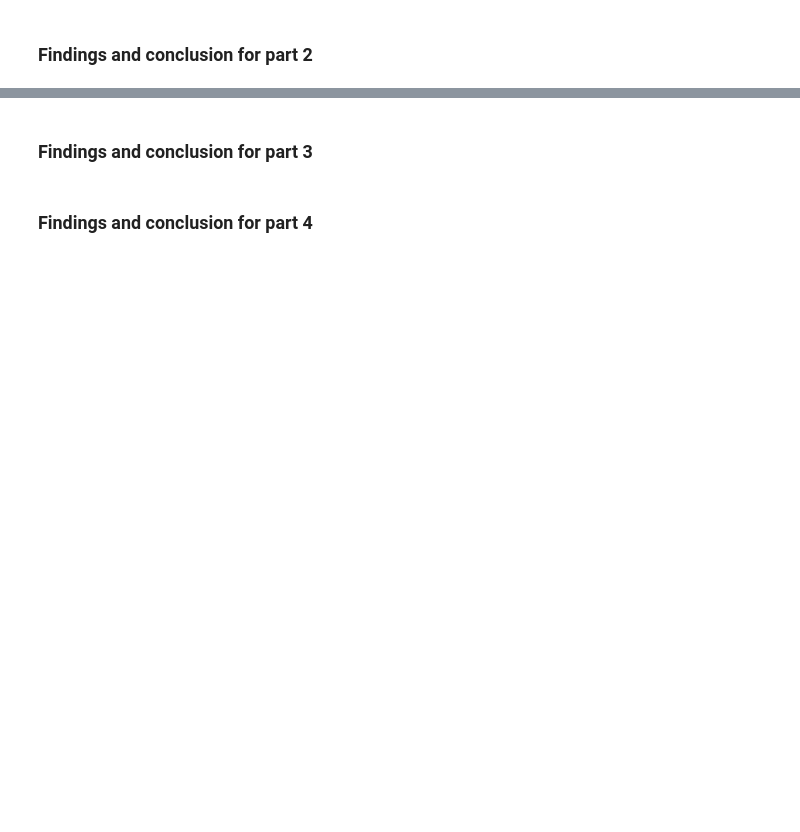
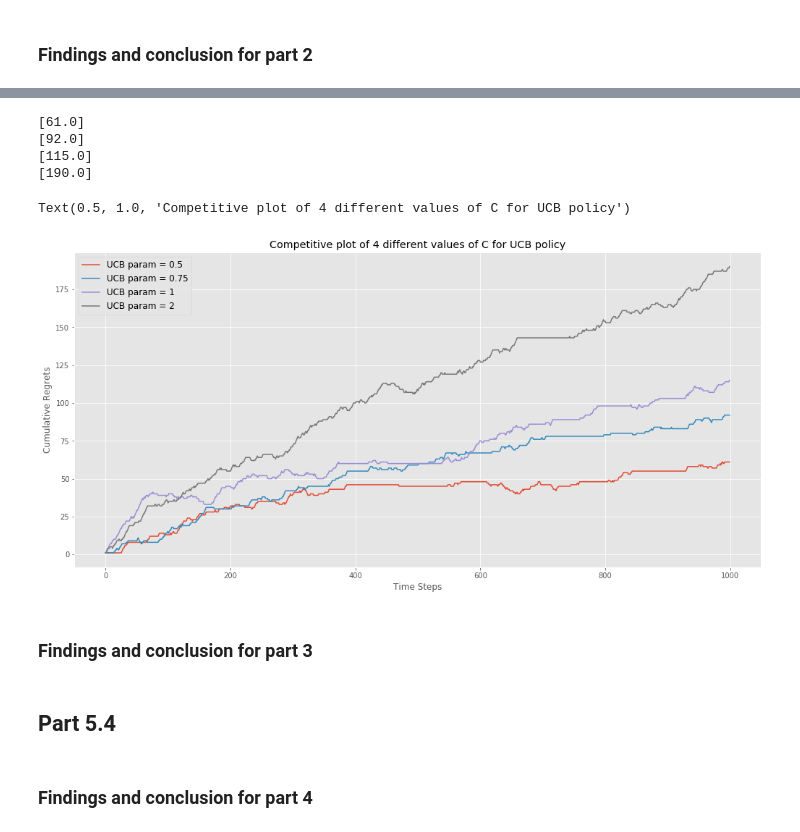
Before and after one commit to Chenghan-Sun/DS-Projects, a Jupyter notebook: multiarmed_bandit/Chenghan-Sun-homework2.ipynb, the cells around one changed output, grey strips where cells are left out. Drawn from its saved outputs; the diff is of its cells as text; code cells hidden in the pictures; blank space fills up the shorter version.

```diff
--- a/multiarmed_bandit/Chenghan-Sun-homework2.ipynb
+++ b/multiarmed_bandit/Chenghan-Sun-homework2.ipynb
@@ -504,5 +517,40 @@ list(chain.from_iterable
+# %%
+# Part 3 code, output your plot
+# np.random.seed(5)
+# run four policies
+num_arms = SimpleBandit().num_arms
+ucb_1 = UCB(num_arms, 0.5)
+ucb_2 = UCB(num_arms, 0.75)
+ucb_3 = UCB(num_arms, 1)
+ucb_4 = UCB(num_arms, 2)
+policies = [ucb_1, ucb_2, ucb_3, ucb_4]
+regrets_history = {}
+for tmp_policy in policies:
+    CurRewardList = []
+    regrets_history[tmp_policy] = modified_run_trajectory(SimpleBandit(), [tmp_policy], 1000)
+    print(regrets_history[tmp_policy][-1])
+
+# plot
+plt.figure(figsize=(17, 8))
+plt.plot(range(1000), regrets_history[ucb_1], '-', label='UCB param = 0.5', color=colors[0])
+plt.plot(range(1000), regrets_history[ucb_2], '-', label='UCB param = 0.75', color=colors[1])
+plt.plot(range(1000), regrets_history[ucb_3], '-', label='UCB param = 1', color=colors[2])
+plt.plot(range(1000), regrets_history[ucb_4], '-', label='UCB param = 2', color=colors[3])
+plt.legend(fontsize=12)
+plt.xlabel('Time Steps', fontsize=12)
+plt.ylabel('Cumulative Regrets', fontsize=12)
+plt.title("Competitive plot of 4 different values of C for UCB policy")
+# %% [output]
+[61.0]
+[92.0]
+[115.0]
+[190.0]
+Text(0.5, 1.0, 'Competitive plot of 4 different values of C for UCB policy')
+[figure, added]
 # %% [markdown]
 ### Findings and conclusion for part 3
+# %% [markdown]
+## Part 5.4
 # %%
 # Part 4 code, output your plot
 
```
Also changed, not shown: parts of 6 cells of this notebook.
